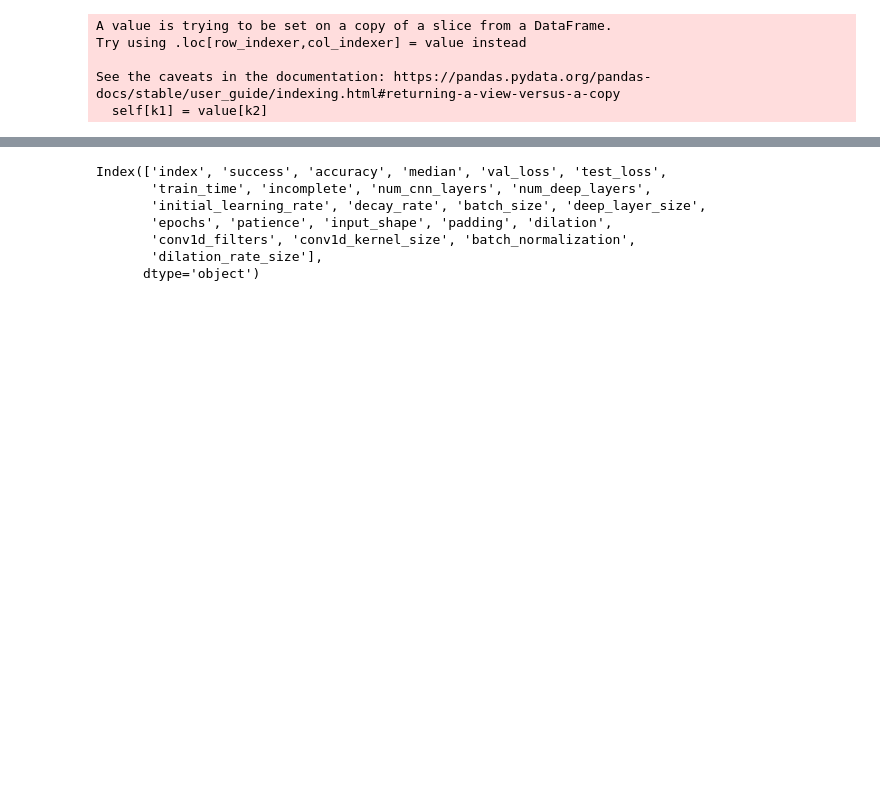
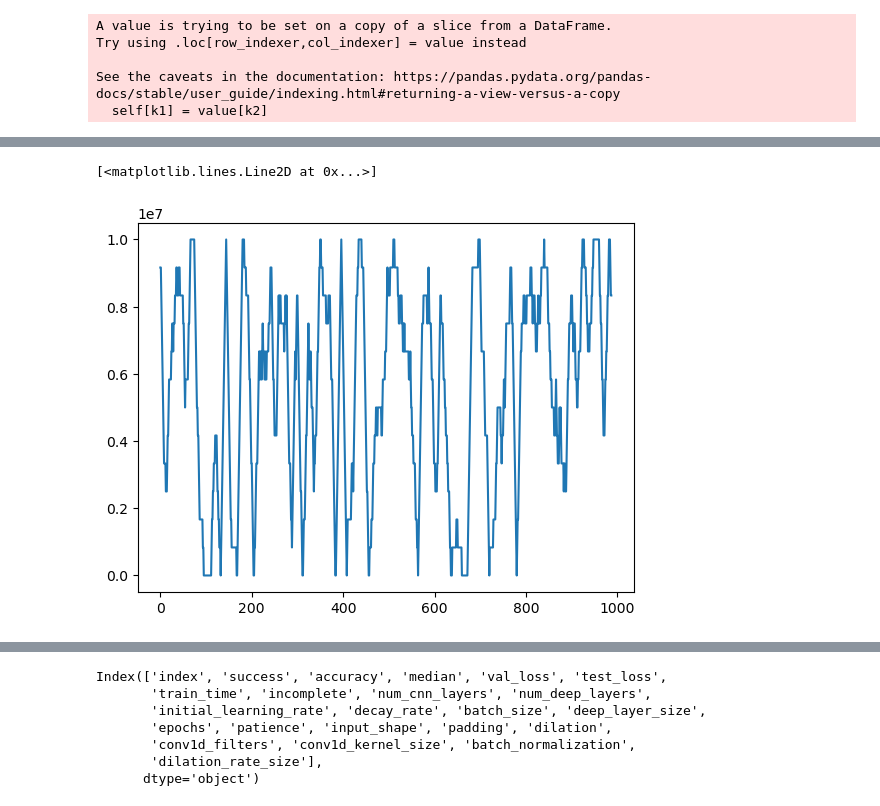
Before and after one commit to abhinav70113/binaryML, a Jupyter notebook: combine_hyperparameters_results.ipynb, the cells around one changed output, grey strips where cells are left out. Cells and saved outputs as stored; diff of their text form; code cells hidden in the pictures; blank space fills up the shorter version.

```diff
--- a/combine_hyperparameters_results.ipynb
+++ b/combine_hyperparameters_results.ipynb
@@ -126,0 +545,5 @@ dtype: object
+# %%
+plt.plot(sliding_window_average(result_df['val_loss'][1:], 12))
+# %% [output]
+[<matplotlib.lines.Line2D at 0x...>]
+[figure, added]
```
Also changed, not shown: parts of 60 cells of this notebook, 13 other files.
